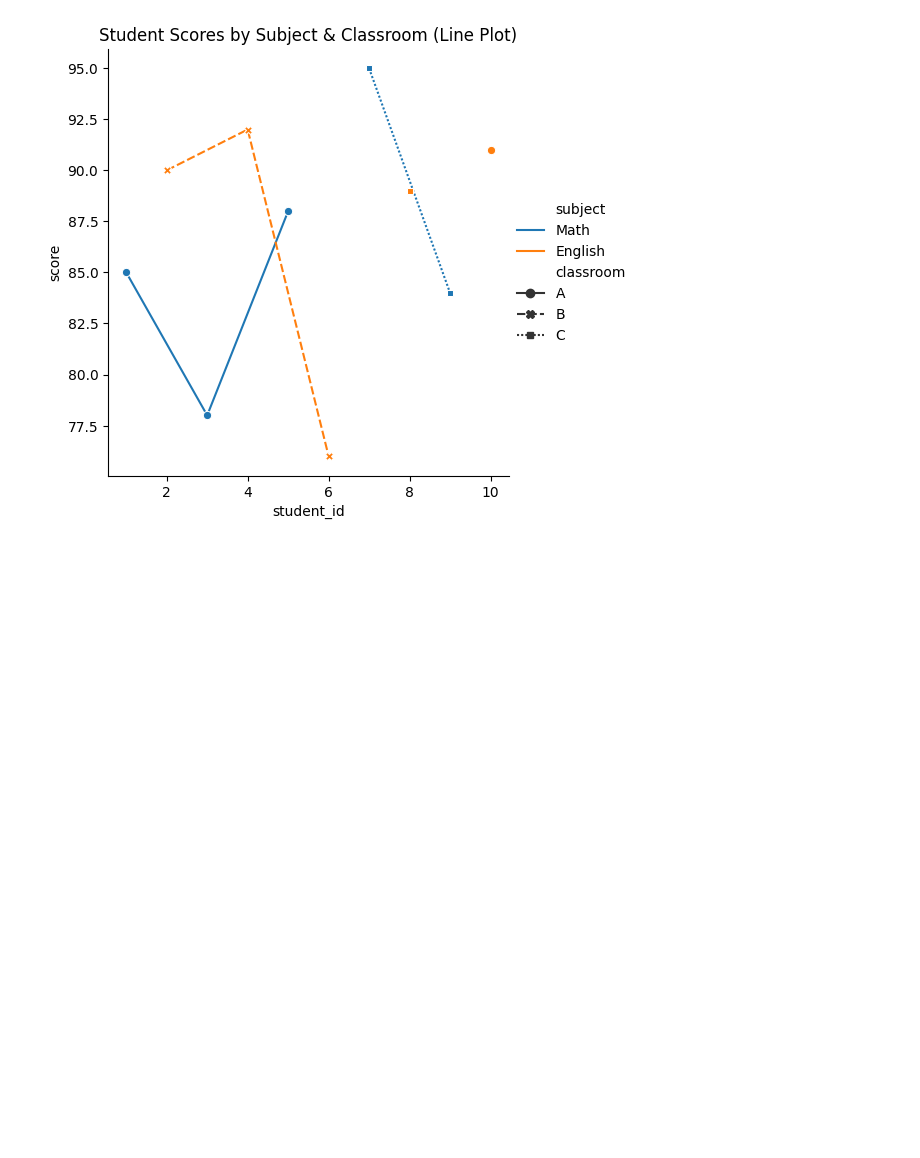
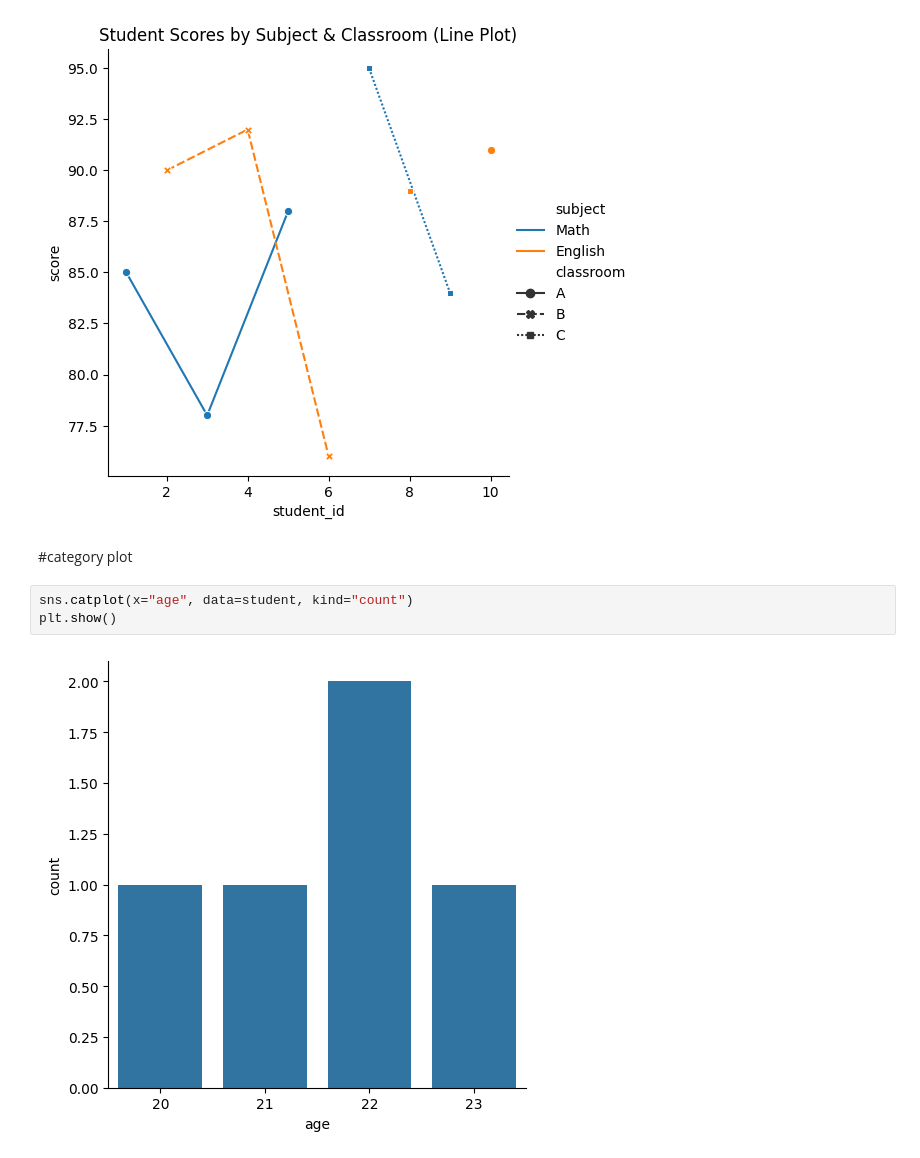
Before and after one commit to shreyasstha/data, a Jupyter notebook: data_visualization_with_seaborn.ipynb, the cells around one changed output. Drawn from its saved outputs; the diff is of its cells as text; blank space fills up the shorter version.

```diff
--- a/data_visualization_with_seaborn.ipynb
+++ b/data_visualization_with_seaborn.ipynb
@@ -223,3 +229,10 @@ plt.title("Student Scores by Subject & Classroom (Line Plot)")
 plt.show()
 # %% [output]
 [figure]
+# %% [markdown]
+#category plot
+# %%
+sns.catplot(x="age", data=student, kind="count")
+plt.show()
+# %% [output]
+[figure, added]
```
Also changed, not shown: parts of 4 cells of this notebook.
